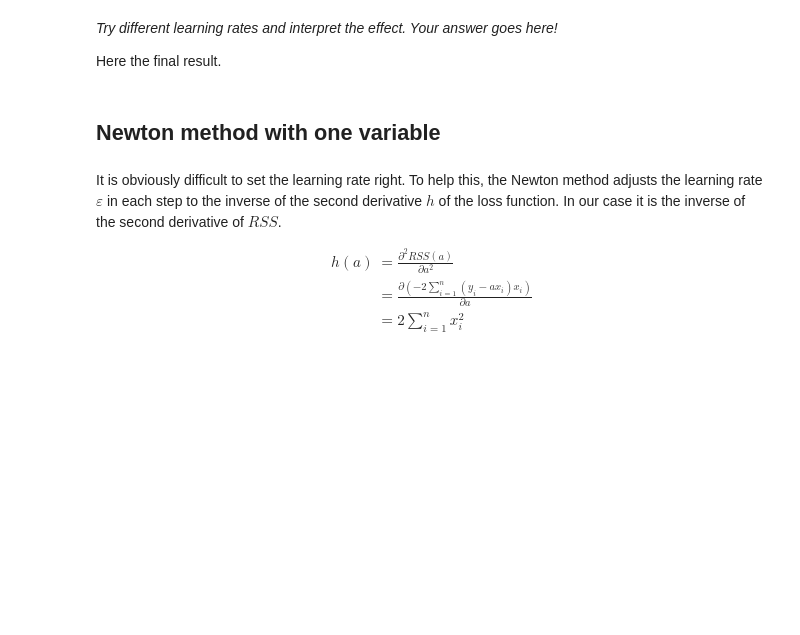
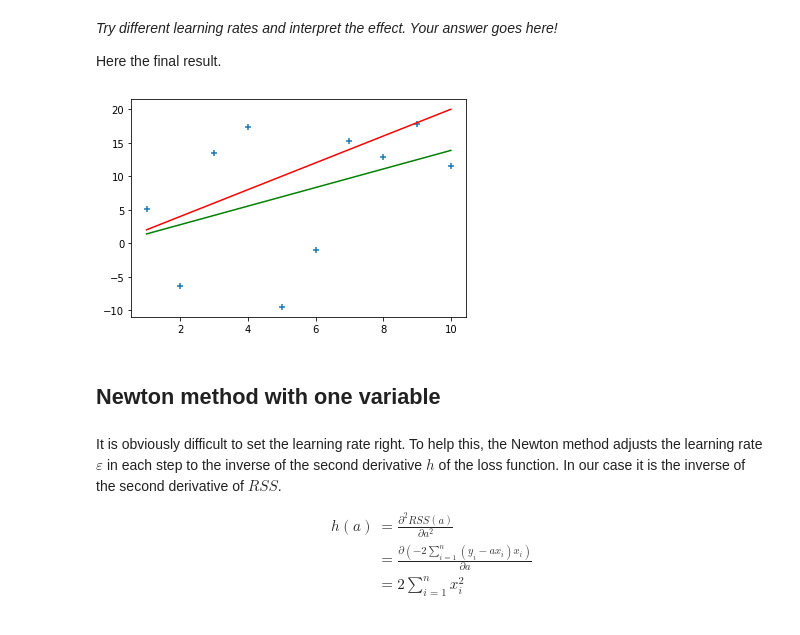
Before and after one commit to derekchased/Public-ML-Notebooks, a Jupyter notebook: DL_py_Numerical_Linear_Regression.ipynb, the cells around one changed output. Saved outputs shown, nothing was run; the diff lists cells and outputs as text; code cells hidden in the pictures; blank space fills up the shorter version.

```diff
--- a/DL_py_Numerical_Linear_Regression.ipynb
+++ b/DL_py_Numerical_Linear_Regression.ipynb
@@ -134,10 +181,12 @@ TypeError: grad_desc_rss() missing 2 required positional arguments: 'Y' and 'lea
 
 Here the final result.
 # %%
-scatter(X,Y,'+')
-hold on
-plot(X,a0*X)
-plot(X,as(K+1)*X)
+plt.scatter(X,Y,marker="+")
+plt.plot(X,a0*X,'r')
+plt.plot(X,1.3858026162587667*X, 'g')
+plt.show()
+# %% [output]
+[figure, added]
 # %% [markdown]
 ## Newton method with one variable
 # %% [markdown]
```
Also changed, not shown: parts of 25 cells of this notebook.
